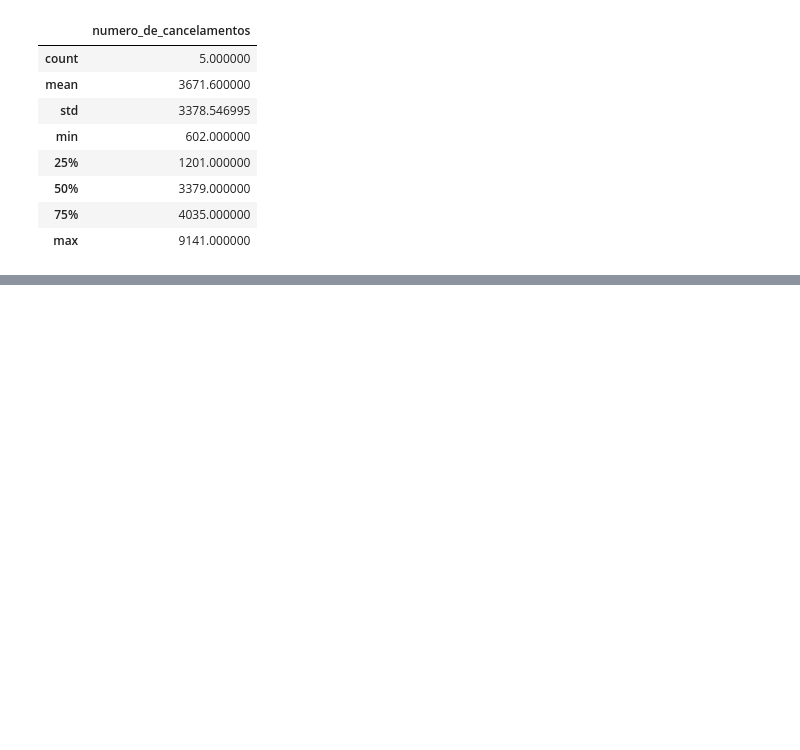
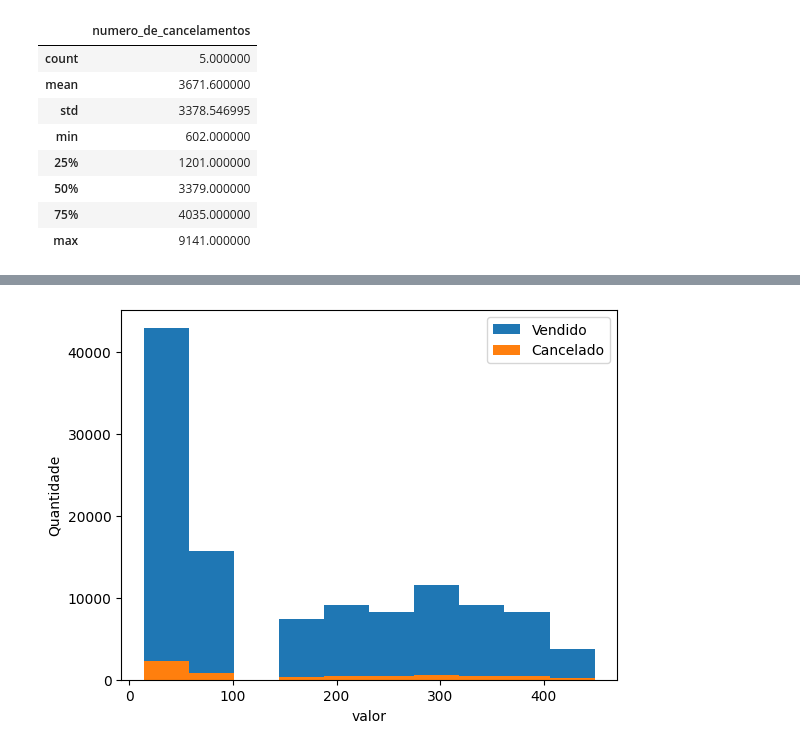
Before and after one commit to nalucena/DS-BD-PROJETO-DIVERSIDADETECH, a Jupyter notebook: projeto.ipynb, the cells around one changed output, grey strips where cells are left out. Saved outputs shown, nothing was run; the diff lists cells and outputs as text; code cells hidden in the pictures; blank space fills up the shorter version.

```diff
--- a/projeto.ipynb
+++ b/projeto.ipynb
@@ -74,0 +76,4 @@ faixas_cancelados.describe()
+# %%
+vendas = pd.read_sql("SELECT * FROM inventando_moda", engine);
+
+vendas
@@ -74,0 +106,9 @@ faixas_cancelados.describe()
+# %%
+plt.hist(x="Preco_2",data=vendas[vendas["Courier Status"]=="Shipped"],label="Vendido")
+plt.hist(x="Preco_2",data=vendas[vendas["Courier Status"]=="Cancelled"],label="Cancelado")
+plt.xlabel("valor")
+plt.ylabel("Quantidade")
+plt.legend()
+plt.show()
+# %% [output]
+[figure, added]
```
Also changed, not shown: parts of 28 cells of this notebook, 2 other files.
